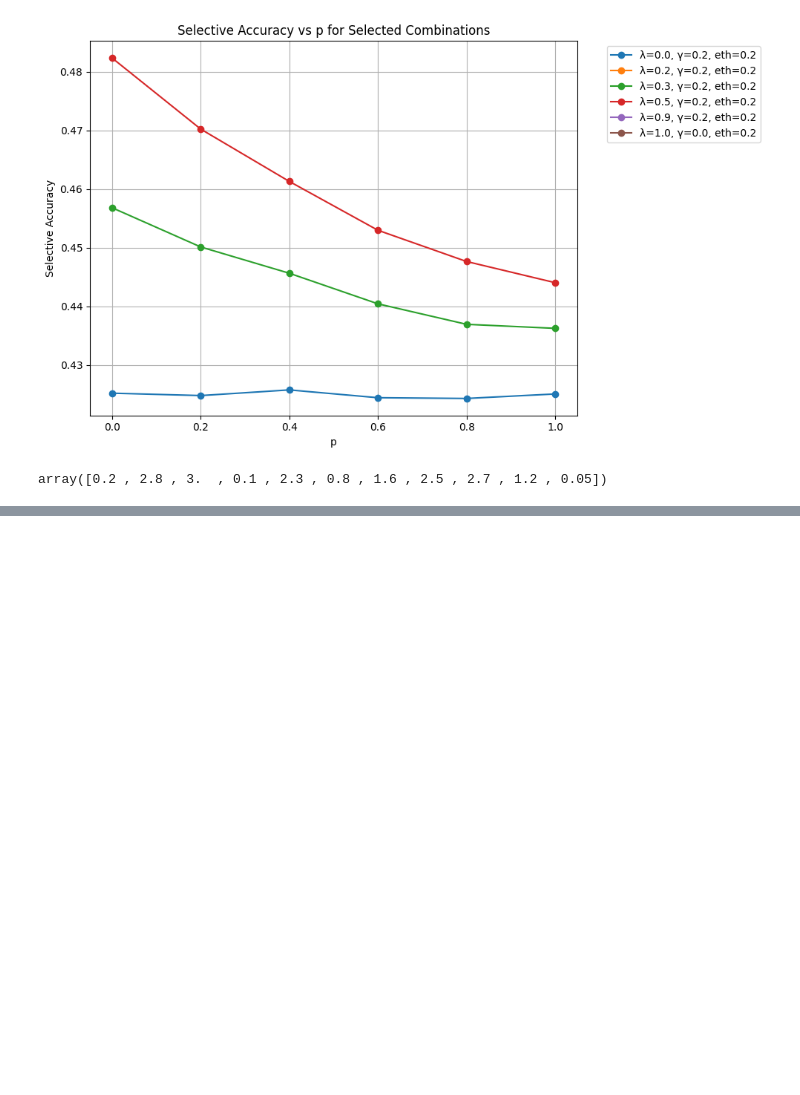
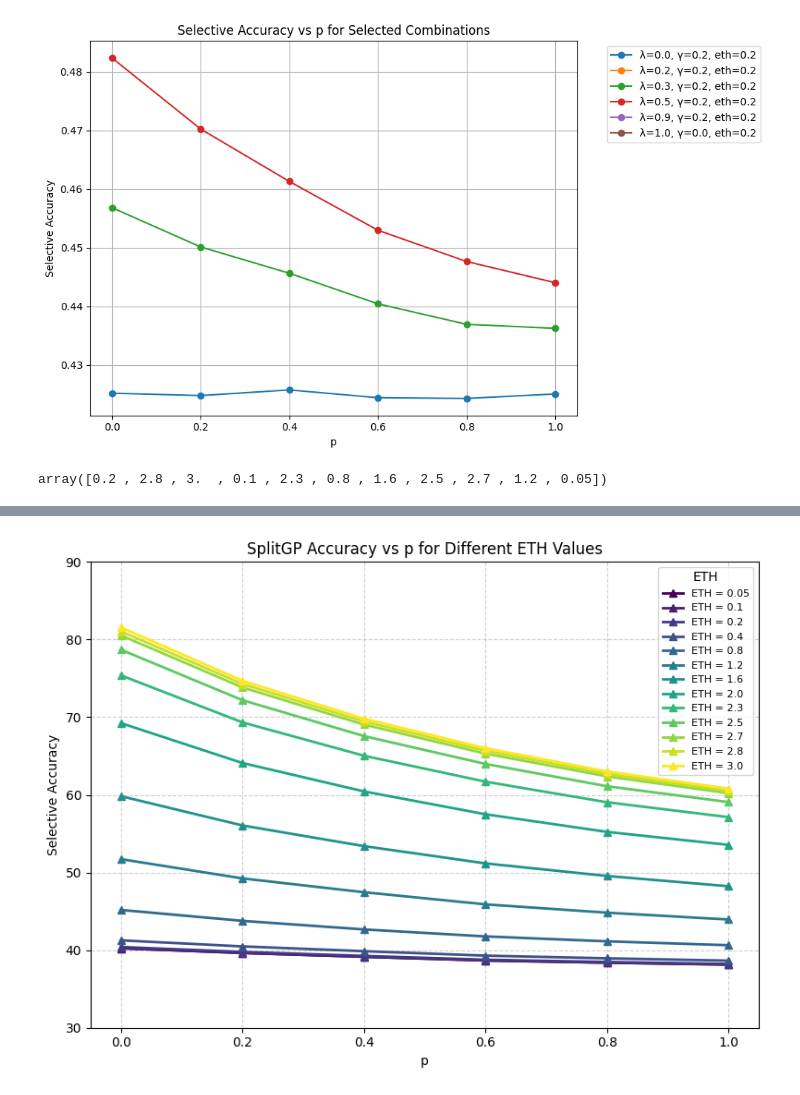
Before and after one commit to iffishells/FL-JointPG--inference-stage-optimization-WirelessEdge, a Jupyter notebook: code/main.ipynb, the cells around one changed output, grey strips where cells are left out. Drawn from its saved outputs; the diff is of its cells as text; code cells hidden in the pictures; blank space fills up the shorter version.

```diff
--- a/code/main.ipynb
+++ b/code/main.ipynb
@@ -487,0 +691,86 @@ array([0.2 , 2.8 , 3.  , 0.1 , 2.3 , 0.8 , 1.6 , 2.5 , 2.7 , 1.2 , 0.05])
+# %%
+import glob
+import pandas as pd
+import numpy as np
+import os
+import re
+import matplotlib.pyplot as plt
+import matplotlib.cm as cm
+
+
+def plot_selective_acc_by_eth(exp_folder_name: str):
+    """
+    Reads CSVs in the given folder, extracts ETH values from filenames,
+    and plots selective accuracy vs p for each ETH on the same figure (unique colors).
+    """
+
+    file_paths = glob.glob(os.path.join(exp_folder_name, "*.csv"))
+    all_data = []
+
+    for file_path in file_paths:
+        filename = os.path.basename(file_path)
+
+        # ✅ Extract ETH value
+        match = re.search(r"_eth_([0-9]*\.?[0-9]+)", filename)
+        if not match:
+            print(f"⚠️ Could not extract ETH value from {filename}")
+            continue
+
+        eth_value = float(match.group(1))
+        print(f"✅ File: {filename} | ETH = {eth_value}")
+
+        # Read CSV
+        df = pd.read_csv(file_path)
+        required_cols = ['p', 'full_acc', 'client_acc', 'selective_acc']
+        if not all(col in df.columns for col in required_cols):
+            print(f"⚠️ Missing columns in {filename}, skipping.")
+            continue
+
+        df = df[required_cols].copy()
+        df["ETH"] = eth_value
+        all_data.append(df)
+
+    # ------------------------
+    # Combine all ETHs into one DataFrame
+    # ------------------------
+    if not all_data:
+        print("❌ No valid CSV files found.")
+        return
+
+    combined_df = pd.concat(all_data, ignore_index=True)
+    combined_df.sort_values(by=["ETH", "p"], inplace=True)
+
+    # ------------------------
+    # Plot all ETHs on the same figure (unique colors)
+    # ------------------------
+    plt.figure(figsize=(8, 6))
+
+    unique_eths = sorted(combined_df["ETH"].unique())
+    colors = cm.viridis(np.linspace(0, 1, len(unique_eths)))  # 🌈 distinct colors
+
+    for color, eth in zip(colors, unique_eths):
+        subset = combined_df[combined_df["ETH"] == eth].sort_values(by="p")
+        plt.plot(
+            subset["p"],
+            subset["selective_acc"]*100,
+            marker="^",
+            label=f"ETH = {eth}",
+            color=color,
+            linewidth=2,
+        )
+
+    plt.title("SplitGP Accuracy vs p for Different ETH Values")
+    plt.xlabel("p")
+    plt.ylabel("Selective Accuracy")
+    plt.ylim(30, 90)
+    plt.grid(True, linestyle="--", alpha=0.6)
+    plt.legend(title="ETH", fontsize=8)
+    plt.tight_layout()
+    plt.savefig("SplitGP_combined.png", dpi=300)
+    plt.show()
+
+
+# Example usage
+path = "results/splitgp_vgg11_results_CIFAR10_method_splitgp_rounds_800_clients_50_model_split_index_11_gamma_0.5_lambda_split_0.2_ETH_0.05"
+plot_selective_acc_by_eth(path)
+# %% [output]
@@ -487,0 +790 @@ array([0.2 , 2.8 , 3.  , 0.1 , 2.3 , 0.8 , 1.6 , 2.5 , 2.7 , 1.2 , 0.05])
+[figure, added]
```
Also changed, not shown: parts of 7 cells of this notebook, 6 other files.
